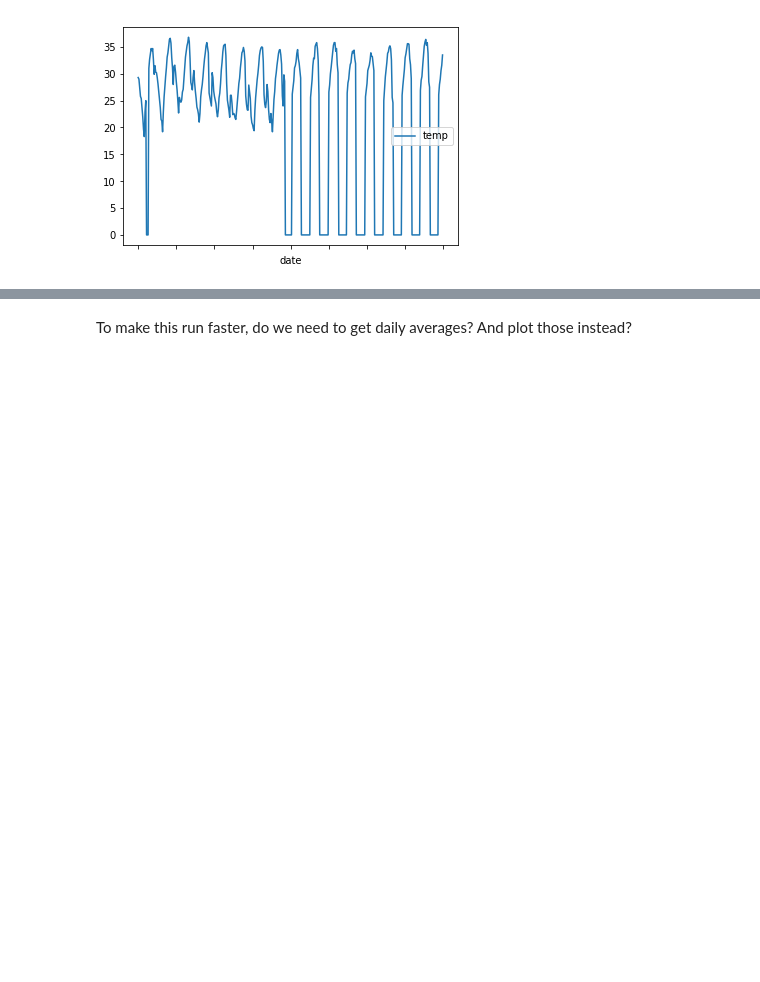
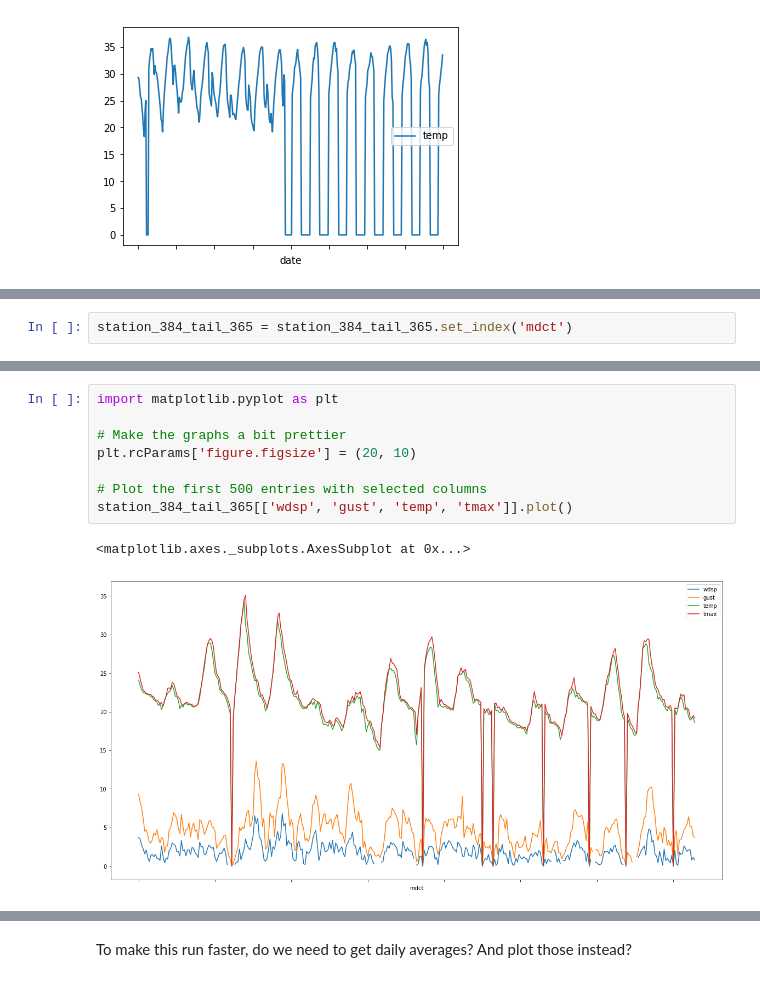
Before and after one commit to sanjayr1/Data_Tools_Brazil_Weather, a Jupyter notebook: Data_exploration.ipynb, the cells around one changed output, grey strips where cells are left out. Cells and saved outputs as stored; diff of their text form; blank space fills up the shorter version.

```diff
--- a/Data_exploration.ipynb
+++ b/Data_exploration.ipynb
@@ -323,0 +340,2 @@ first_400.plot(x='date', y='temp')
+# %%
+station_384_tail_365 = station_384_tail_365.set_index('mdct')
@@ -323,0 +366,11 @@ first_400.plot(x='date', y='temp')
+# %%
+import matplotlib.pyplot as plt
+
+# Make the graphs a bit prettier
+plt.rcParams['figure.figsize'] = (20, 10)
+
+# Plot the first 500 entries with selected columns
+station_384_tail_365[['wdsp', 'gust', 'temp', 'tmax']].plot()
+# %% [output]
+<matplotlib.axes._subplots.AxesSubplot at 0x...>
+[figure, added]
```
Also changed, not shown: parts of 18 cells of this notebook.
